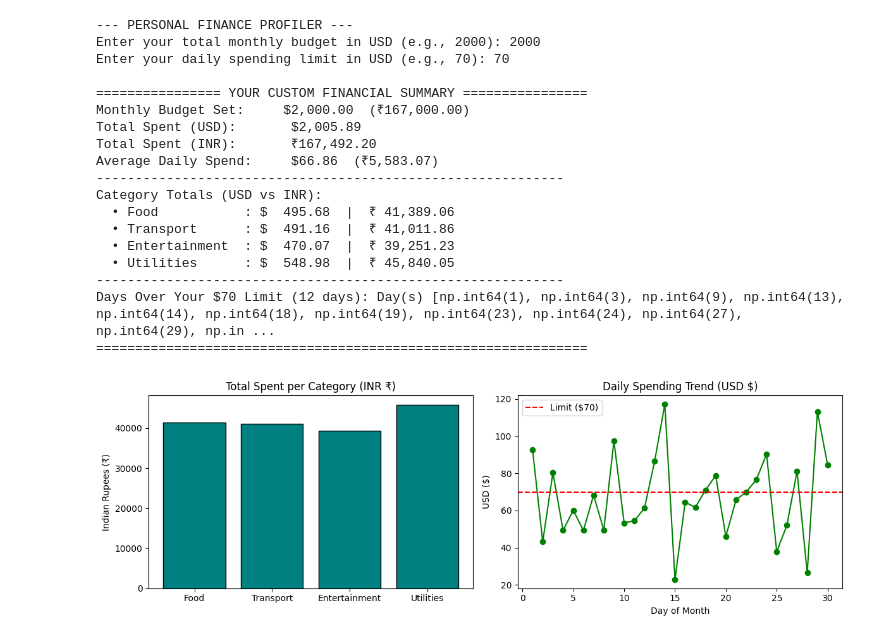
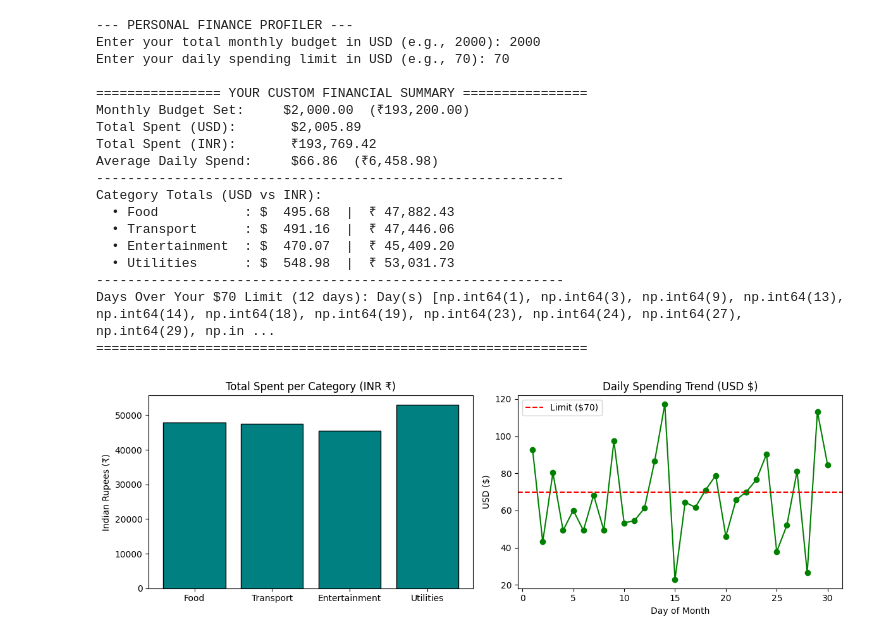
Before and after one commit to Swati9369/monthly-expense-profiler, a Jupyter notebook: Monthly_Expense_Profiler_ipynb_.ipynb, the cells around one changed output. Drawn from its saved outputs; the diff is of its cells as text; code cells hidden in the pictures.

```diff
--- a/Monthly_Expense_Profiler_ipynb_.ipynb
+++ b/Monthly_Expense_Profiler_ipynb_.ipynb
@@ -58,7 +58,7 @@ total_spent_usd = np.sum(clean_matrix)
 avg_daily_spend_usd = np.mean(daily_totals_usd)
 
 # 4. Currency Conversion via Vectorized Broadcasting (USD to INR @ 1 USD = ₹83.50)
-usd_to_inr_rate = 83.50
+usd_to_inr_rate = 96.60
 matrix_inr = clean_matrix * usd_to_inr_rate
 
 total_spent_inr = np.sum(matrix_inr)
@@ -91,38 +91,38 @@ plt.figure(figsize=(12, 4))
 
 # Plot 1: Category Totals in INR
 plt.subplot(1, 2, 1)
 plt.bar(categories, category_totals_inr, color='teal', edgecolor='black')
 plt.title("Total Spent per Category (INR ₹)")
 plt.ylabel("Indian Rupees (₹)")
 
 # Plot 2: Daily Spending Trend (USD) vs Limit
 plt.subplot(1, 2, 2)
 plt.plot(range(1, 31), daily_totals_usd, marker='o', color='green')
 plt.axhline(y=daily_threshold, color='red', linestyle='--', label=f'Limit (${daily_threshold:.0f})')
 plt.title("Daily Spending Trend (USD $)")
 plt.xlabel("Day of Month")
 plt.ylabel("USD ($)")
 plt.legend()
 
 plt.tight_layout()
 plt.show()
 # %% [output]
 --- PERSONAL FINANCE PROFILER ---
 Enter your total monthly budget in USD (e.g., 2000): 2000
 Enter your daily spending limit in USD (e.g., 70): 70
 
 ================ YOUR CUSTOM FINANCIAL SUMMARY ================
-Monthly Budget Set:     $2,000.00  (₹167,000.00)
+Monthly Budget Set:     $2,000.00  (₹193,200.00)
 Total Spent (USD):       $2,005.89
-Total Spent (INR):       ₹167,492.20
-Average Daily Spend:     $66.86  (₹5,583.07)
+Total Spent (INR):       ₹193,769.42
+Average Daily Spend:     $66.86  (₹6,458.98)
 ------------------------------------------------------------
 Category Totals (USD vs INR):
-  • Food           : $  495.68  |  ₹ 41,389.06
-  • Transport      : $  491.16  |  ₹ 41,011.86
-  • Entertainment  : $  470.07  |  ₹ 39,251.23
-  • Utilities      : $  548.98  |  ₹ 45,840.05
+  • Food           : $  495.68  |  ₹ 47,882.43
+  • Transport      : $  491.16  |  ₹ 47,446.06
+  • Entertainment  : $  470.07  |  ₹ 45,409.20
+  • Utilities      : $  548.98  |  ₹ 53,031.73
 ------------------------------------------------------------
 Days Over Your $70 Limit (12 days): Day(s) [np.int64(1), np.int64(3), np.int64(9), np.int64(13), np.int64(14), np.int64(18), np.int64(19), np.int64(23), np.int64(24), np.int64(27), np.int64(29), np.in ...
 ===============================================================
-[figure, old version]
+[figure, new version]
```
